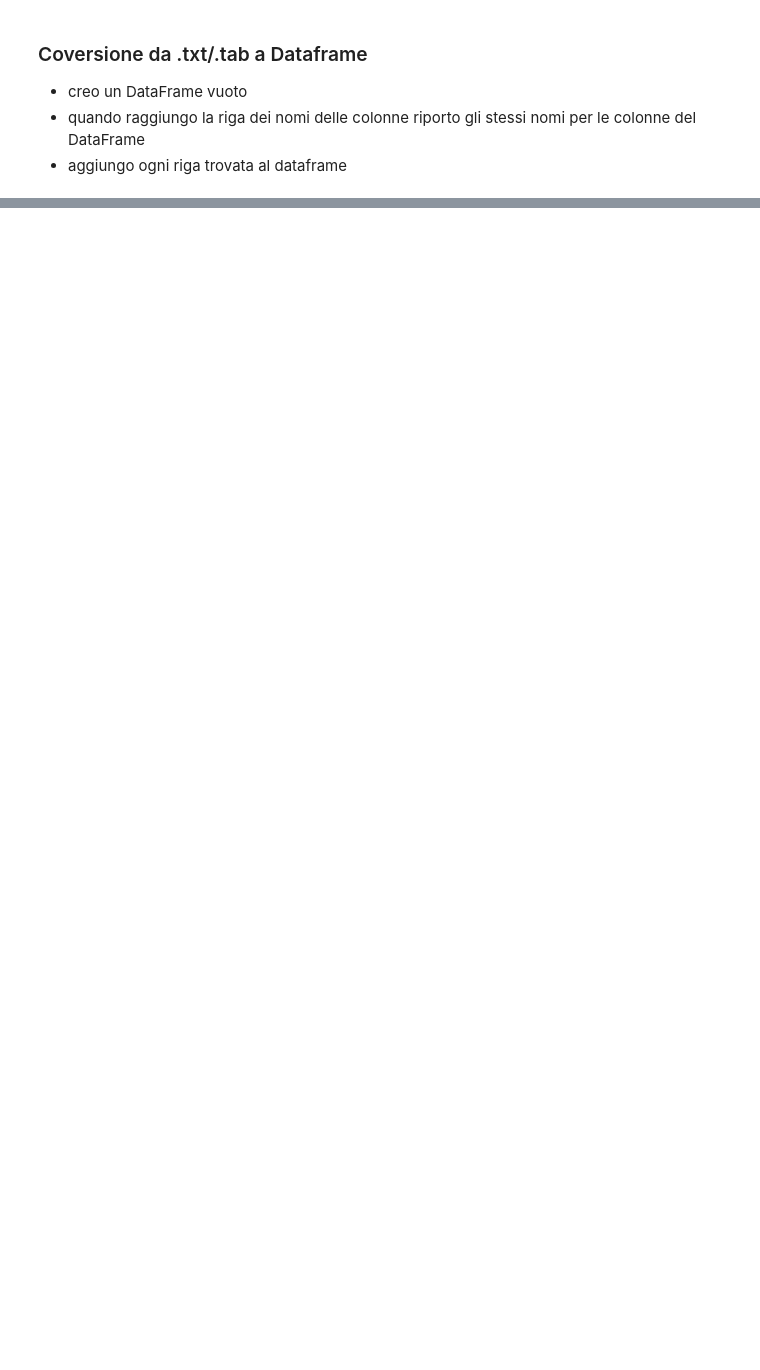
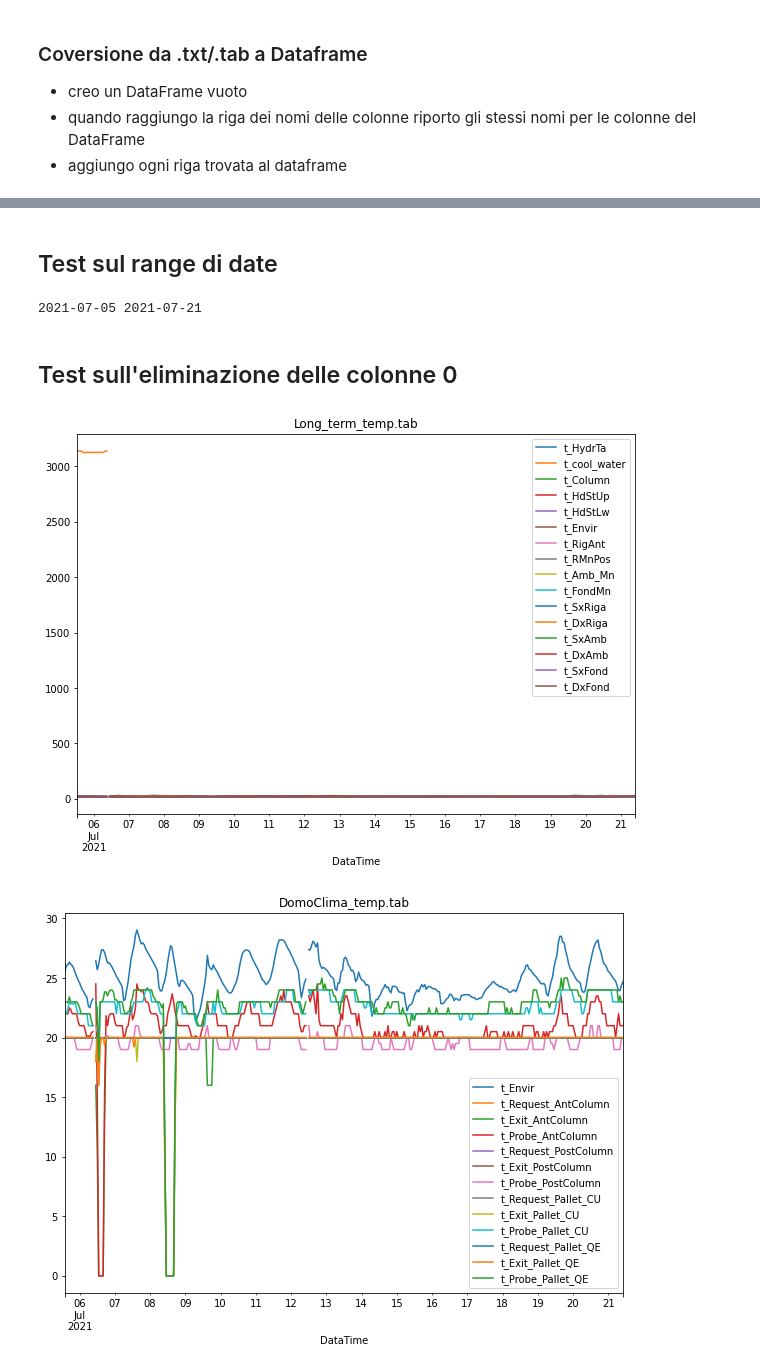
Before and after one commit to MatteoSid/Parpas-Data-Analisy, a Jupyter notebook: Analisi_sonde_temperature4.ipynb, the cells around one changed output, grey strips where cells are left out. Saved outputs shown, nothing was run; the diff lists cells and outputs as text; code cells hidden in the pictures; blank space fills up the shorter version.

```diff
--- a/Analisi_sonde_temperature4.ipynb
+++ b/Analisi_sonde_temperature4.ipynb
@@ -113,5 +113,5 @@ Converto le tabelle creando una cartella con tutti i file convertiti. Se la cart
 # %%
-path = 'table_new2/'
+path = 'table/'
 path_dest = path + 'csv/'
 dataDict = {}
 
@@ -195,5 +147,5 @@ Script che carica in memoria i file .csv già creati e li salva in un dizionario
 # %%
-path = 'table_new2/csv/'
+path = 'table/csv/'
 dataDict = {}
 for filename in os.listdir(path):
     df = pd.read_csv(path + filename)
@@ -203,6 +155,8 @@ for filename in os.listdir(path):
 
 for i in dataDict:
     print(i)
+# %% [markdown]
+## Test sul range di date
 # %%
 #dataDict['Long_term_temp.tab'].head()
 
@@ -210,6 +164,10 @@ time_start = (str(dataDict['Long_term_temp.tab'].index.min()))[:10]
 time_end = (str(dataDict['Long_term_temp.tab'].index.max()))[:10]
 
 print(time_start, time_end)
+# %% [output]
+2021-07-05 2021-07-21
+# %% [markdown]
+## Test sull'eliminazione delle colonne 0
 # %%
 for column in dataDict['Diag_temp.tab']:
     #print(column)
@@ -220,4 +178,7 @@ for column in dataDict['Diag_temp.tab']:
 # %%
 for tab in dataDict:
     df = dataDict[tab].resample('1H').mean()
-    df.plot(figsize=(15,10), title=tab)
+    df.plot(figsize=(10,7), title=tab)
+# %% [output]
+[figure, added]
+[figure, added]
```
Also changed, not shown: parts of 8 cells of this notebook, 31 other files.
